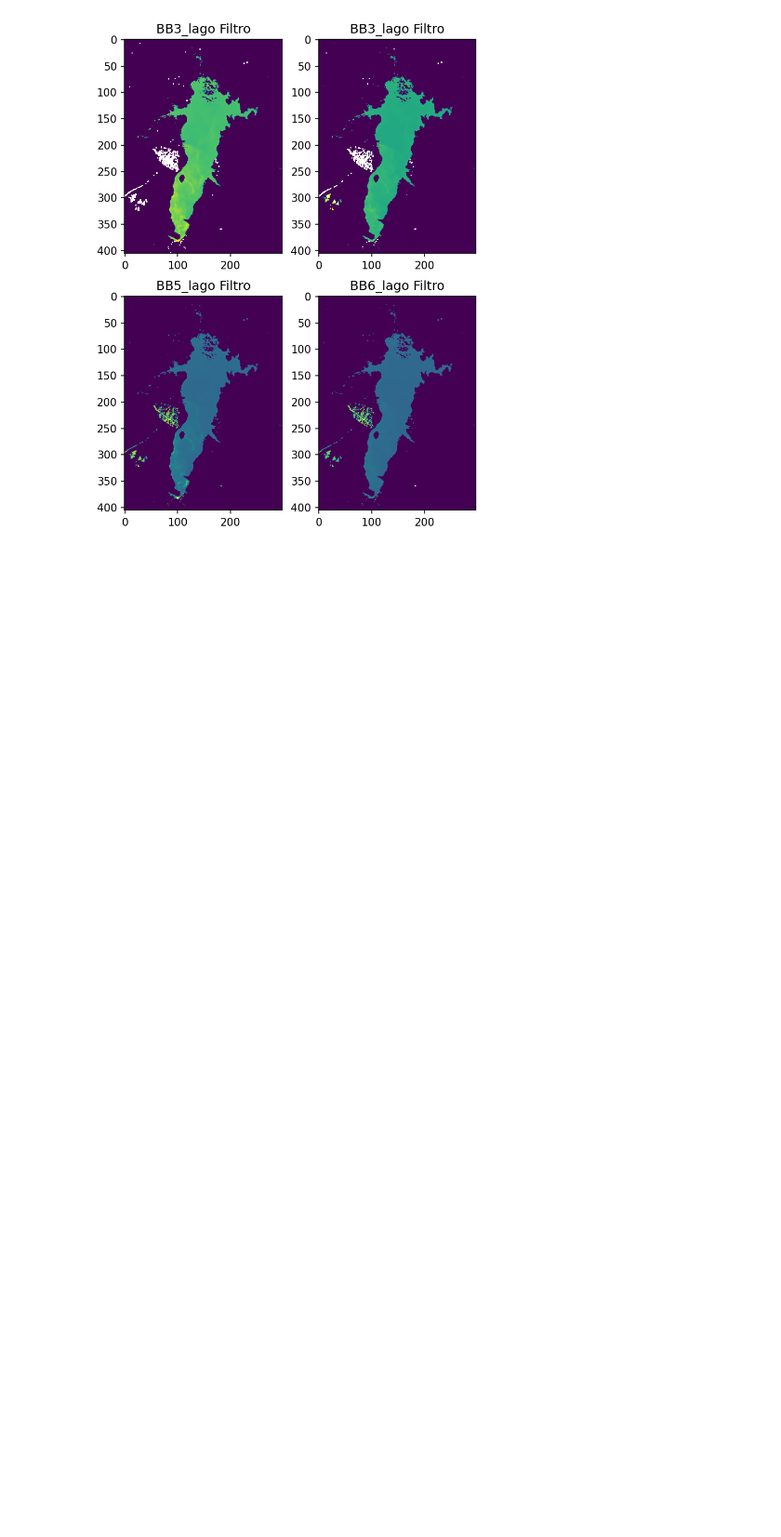
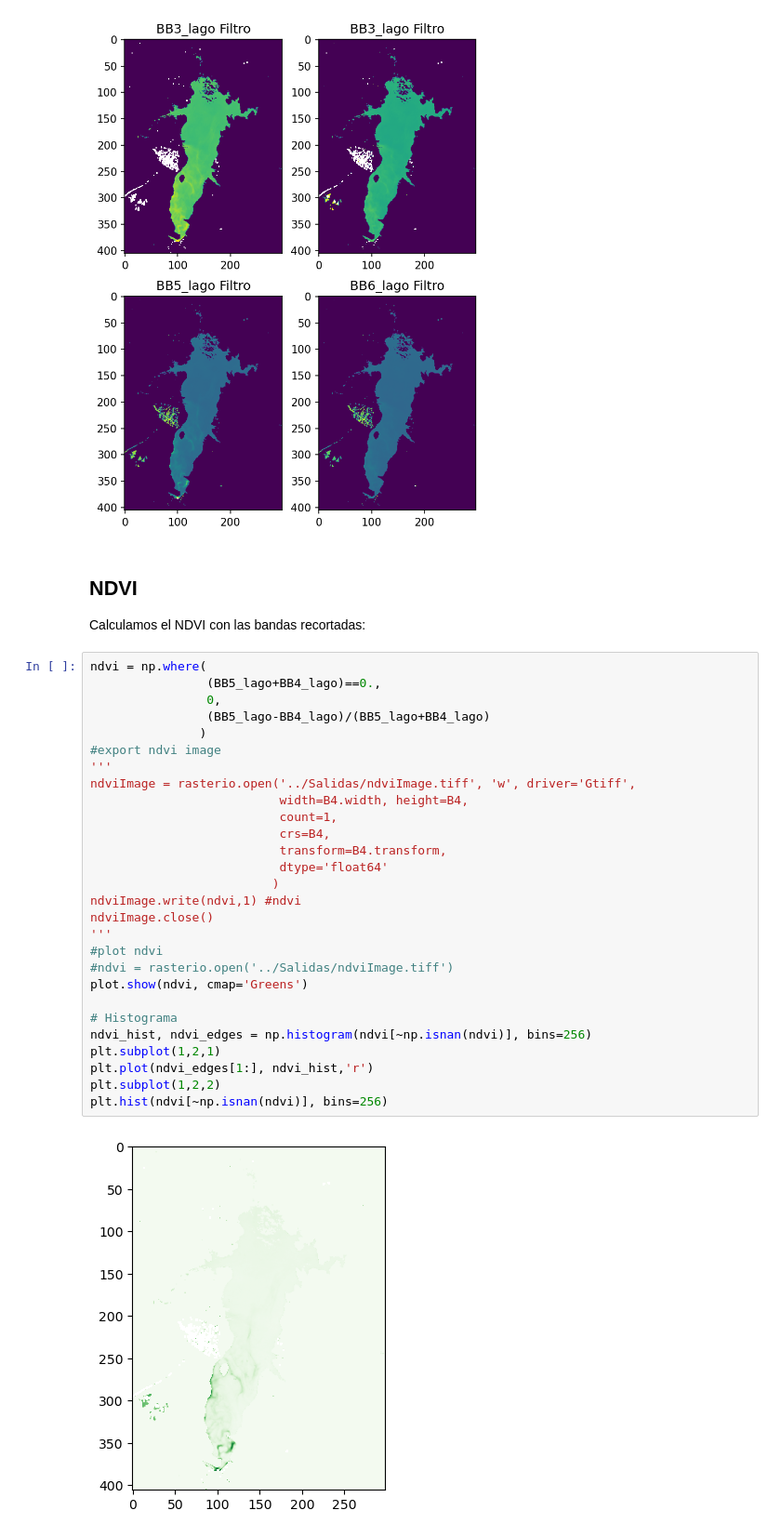
Before and after one commit to Mnzeballos/Trabajo_final_Tec-Int, a Jupyter notebook: Notas y código.ipynb, the cells around one changed output. Shown at 93% size. Saved outputs shown, nothing was run; the diff lists cells and outputs as text; blank space fills up the shorter version.

Commit message:
NDVI v1

```diff
--- a/Notas y código.ipynb
+++ b/Notas y código.ipynb
@@ -357,3 +357,36 @@ plt.title('BB6_lago Filtro')
 plt.show()
 # %% [output]
 [figure]
+# %% [markdown]
+## NDVI
+Calculamos el NDVI con las bandas recortadas:
+# %%
+ndvi = np.where(
+                (BB5_lago+BB4_lago)==0.,
+                0,
+                (BB5_lago-BB4_lago)/(BB5_lago+BB4_lago)
+               )
+#export ndvi image
+'''
+ndviImage = rasterio.open('../Salidas/ndviImage.tiff', 'w', driver='Gtiff',
+                          width=B4.width, height=B4,
+                          count=1,
+                          crs=B4,
+                          transform=B4.transform,
+                          dtype='float64'
+                         )
+ndviImage.write(ndvi,1) #ndvi
+ndviImage.close()
+'''
+#plot ndvi
+#ndvi = rasterio.open('../Salidas/ndviImage.tiff')
+plot.show(ndvi, cmap='Greens')
+
+# Histograma
+ndvi_hist, ndvi_edges = np.histogram(ndvi[~np.isnan(ndvi)], bins=256)
+plt.subplot(1,2,1)
+plt.plot(ndvi_edges[1:], ndvi_hist,'r')
+plt.subplot(1,2,2)
+plt.hist(ndvi[~np.isnan(ndvi)], bins=256)
+# %% [output]
+[figure, added]
```
Also changed, not shown: parts of 2 cells of this notebook.
